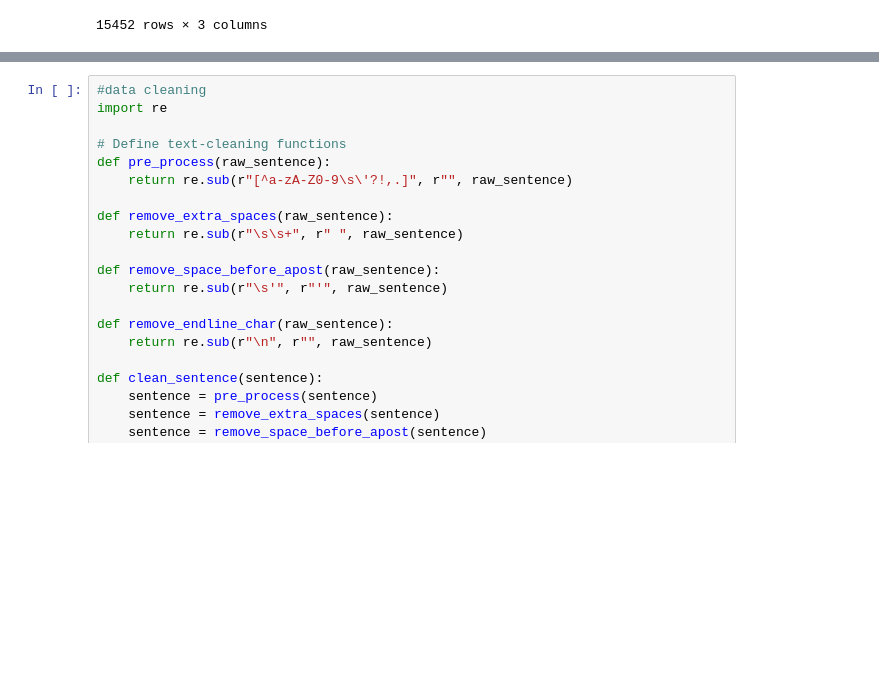
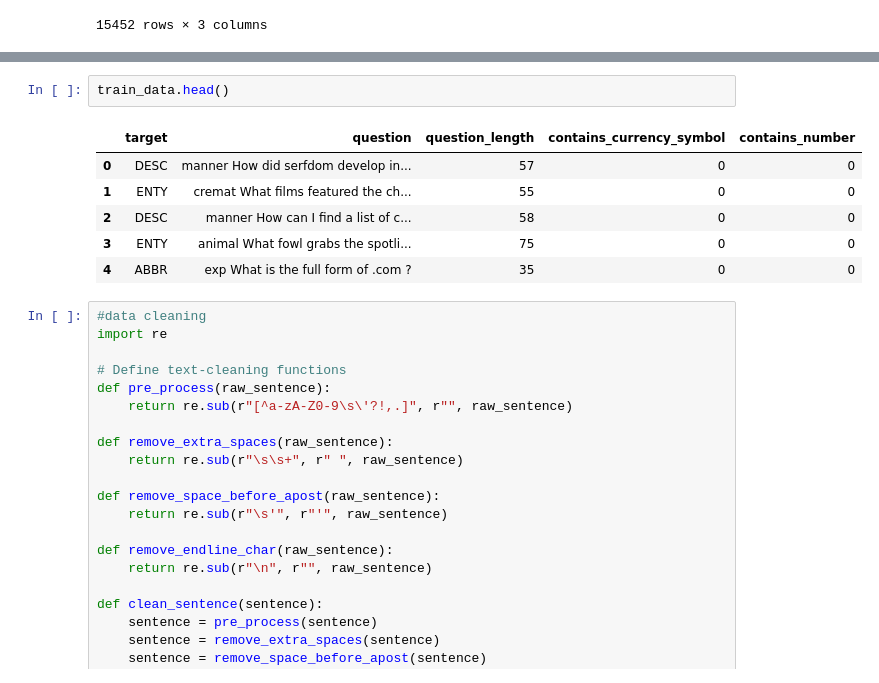
Before and after one commit to Ghadqa/Question-classification-, a Jupyter notebook: question_classification.ipynb, the cells around one changed output, grey strips where cells are left out. Cells and saved outputs as stored; diff of their text form; blank space fills up the shorter version.

```diff
--- a/question_classification.ipynb
+++ b/question_classification.ipynb
@@ -136,3 +164,12 @@ train_data
+# %%
+train_data.head()
+# %% [output]
+|  | target | question | question_length | contains_currency_symbol | contains_number |
+| 0 | DESC | manner How did serfdom develop in... | 57 | 0 | 0 |
+| 1 | ENTY | cremat What films featured the ch... | 55 | 0 | 0 |
+| 2 | DESC | manner How can I find a list of c... | 58 | 0 | 0 |
+| 3 | ENTY | animal What fowl grabs the spotli... | 75 | 0 | 0 |
+| 4 | ABBR | exp What is the full form of .com ? | 35 | 0 | 0 |
 # %%
 #data cleaning
 import re
```
Also changed, not shown: parts of 19 cells of this notebook.
